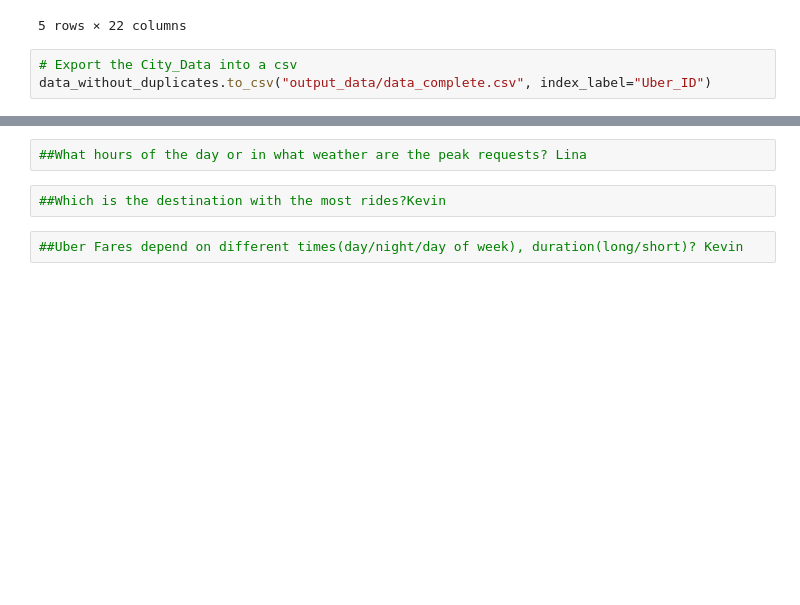
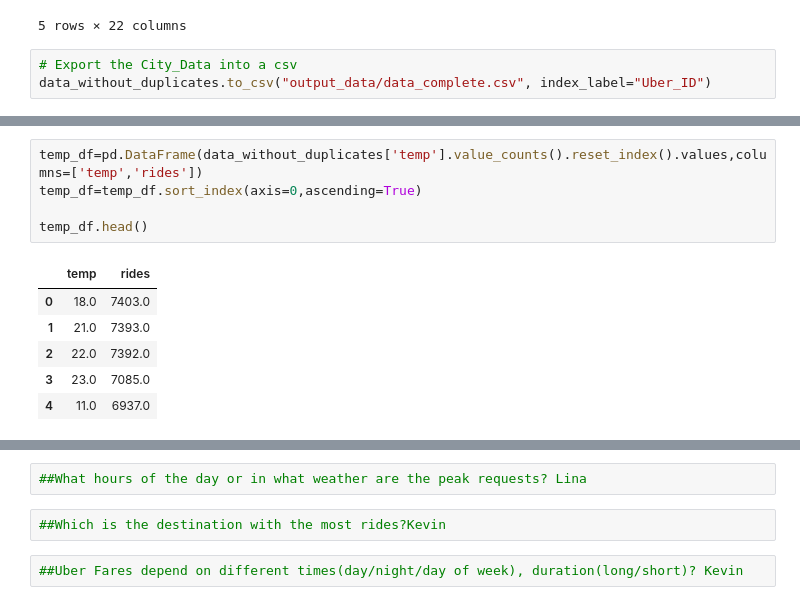
Before and after one commit to KevinZhuangC/project-1, a Jupyter notebook: project1-Group3.ipynb, the cells around one changed output, grey strips where cells are left out. Drawn from its saved outputs; the diff is of its cells as text; blank space fills up the shorter version.

```diff
--- a/project1-Group3.ipynb
+++ b/project1-Group3.ipynb
@@ -187 +223,13 @@ data_without_duplicates.to_csv("output_data/data_complete.csv", index_label="Ube
+# %%
+temp_df=pd.DataFrame(data_without_duplicates['temp'].value_counts().reset_index().values,columns=['temp','rides'])
+temp_df=temp_df.sort_index(axis=0,ascending=True)
+
+temp_df.head()
+# %% [output]
+|  | temp | rides |
+| 0 | 18.0 | 7403.0 |
+| 1 | 21.0 | 7393.0 |
+| 2 | 22.0 | 7392.0 |
+| 3 | 23.0 | 7085.0 |
+| 4 | 11.0 | 6937.0 |
 # %%
```
Also changed, not shown: parts of 10 cells of this notebook, 5 other files.
